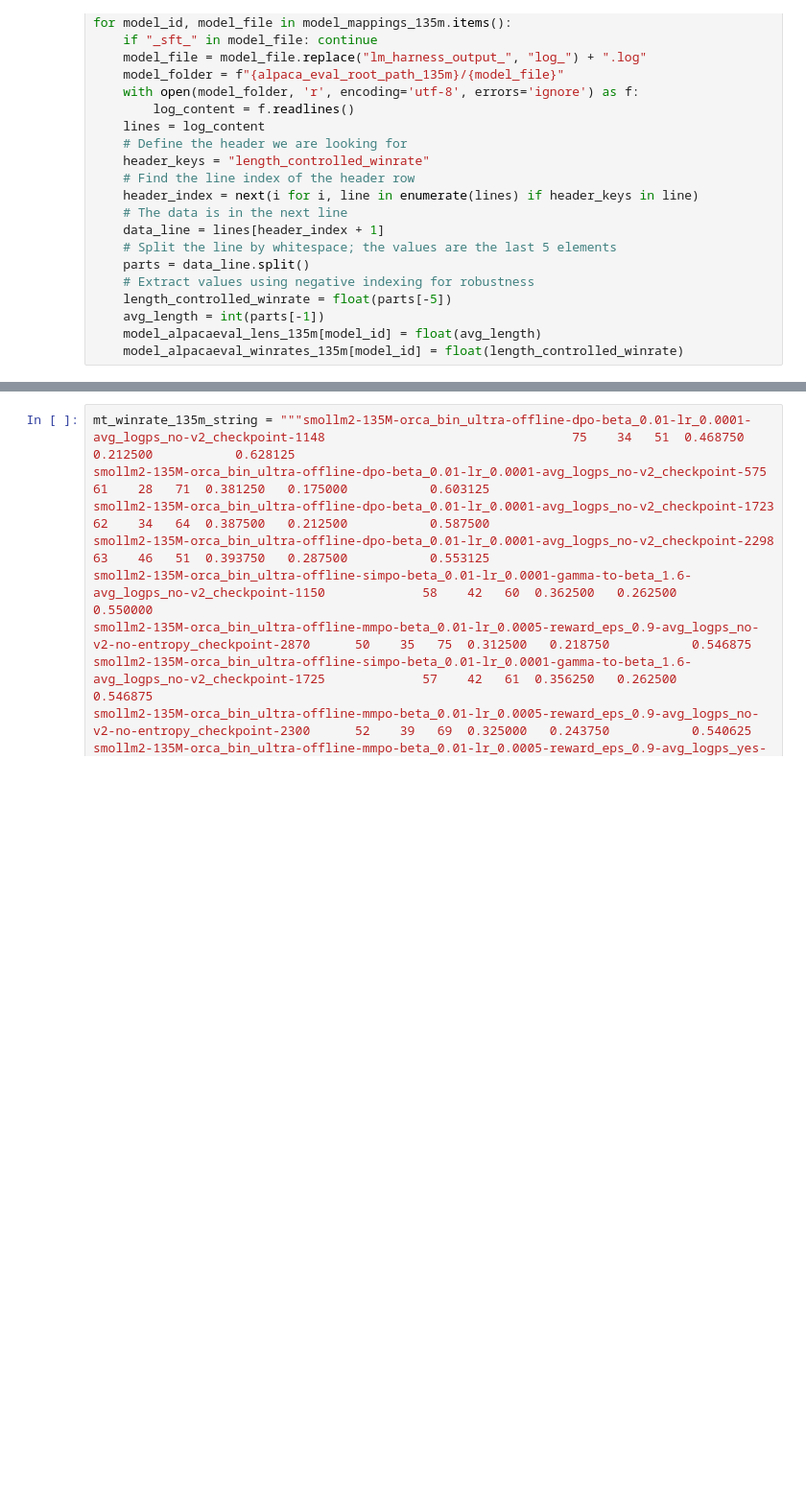
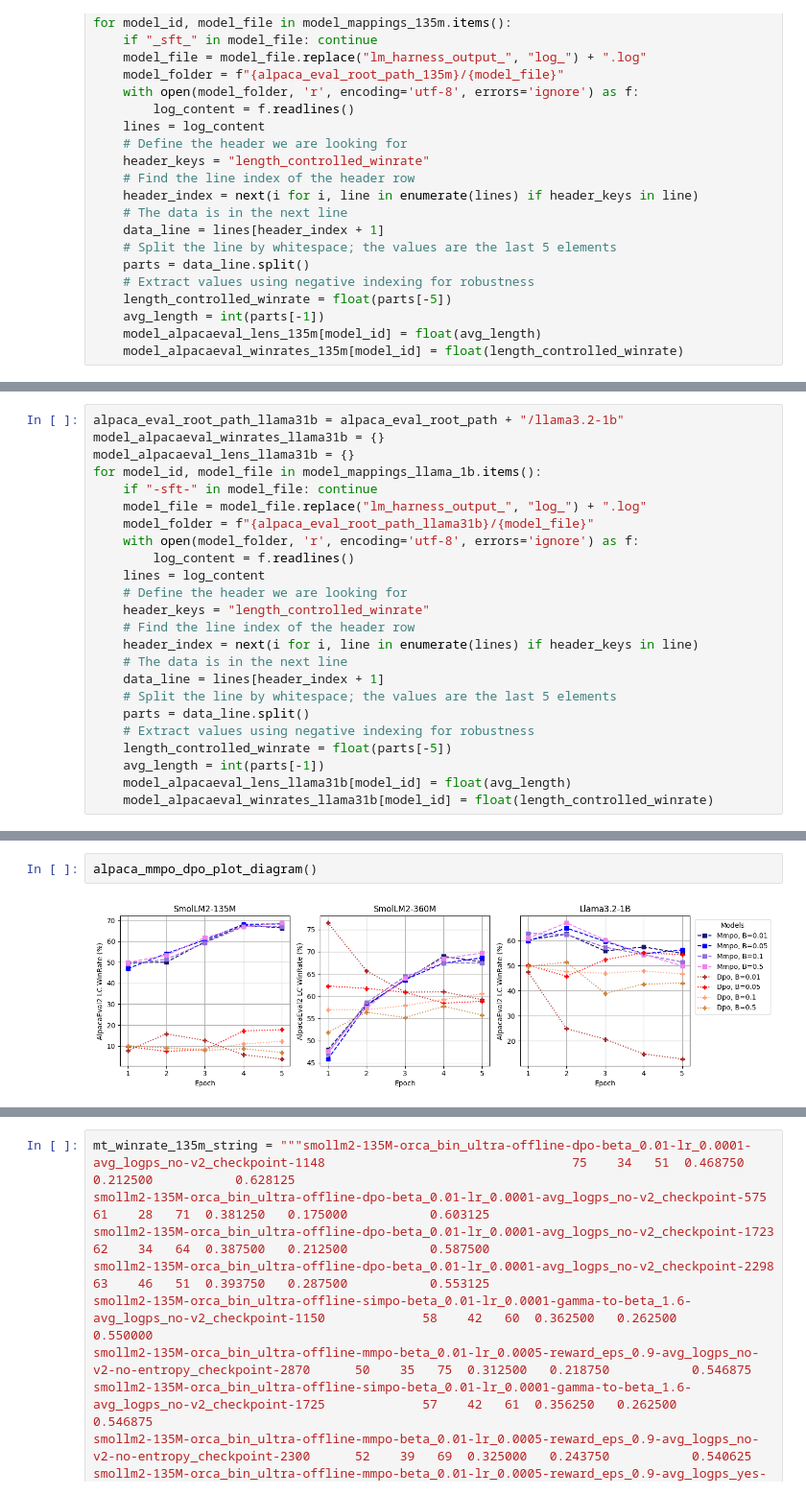
Before and after one commit to SaeedNajafi/alignment-handbook, a Jupyter notebook: lm-harness.ipynb, the cells around one changed output, grey strips where cells are left out. Shown at 96% size. Drawn from its saved outputs; the diff is of its cells as text; blank space fills up the shorter version.

Commit message:
save the new alpaca-eval runs

```diff
--- a/lm-harness.ipynb
+++ b/lm-harness.ipynb
@@ -758,0 +538,24 @@ plot_alpaca_diagram(1.0)
+# %%
+alpaca_eval_root_path_llama31b = alpaca_eval_root_path + "/llama3.2-1b"
+model_alpacaeval_winrates_llama31b = {}
+model_alpacaeval_lens_llama31b = {}
+for model_id, model_file in model_mappings_llama_1b.items():
+    if "-sft-" in model_file: continue
+    model_file = model_file.replace("lm_harness_output_", "log_") + ".log"
+    model_folder = f"{alpaca_eval_root_path_llama31b}/{model_file}"
+    with open(model_folder, 'r', encoding='utf-8', errors='ignore') as f:
+        log_content = f.readlines()
+    lines = log_content
+    # Define the header we are looking for
+    header_keys = "length_controlled_winrate"
+    # Find the line index of the header row
+    header_index = next(i for i, line in enumerate(lines) if header_keys in line)
+    # The data is in the next line
+    data_line = lines[header_index + 1]
+    # Split the line by whitespace; the values are the last 5 elements
+    parts = data_line.split()
+    # Extract values using negative indexing for robustness
+    length_controlled_winrate = float(parts[-5])
+    avg_length = int(parts[-1])
+    model_alpacaeval_lens_llama31b[model_id] = float(avg_length)
+    model_alpacaeval_winrates_llama31b[model_id] = float(length_controlled_winrate)
@@ -758,0 +712,4 @@ plot_alpaca_diagram(1.0)
+# %%
+alpaca_mmpo_dpo_plot_diagram()
+# %% [output]
+[figure, added]
```
Also changed, not shown: parts of 12 cells of this notebook, 3 other files.
